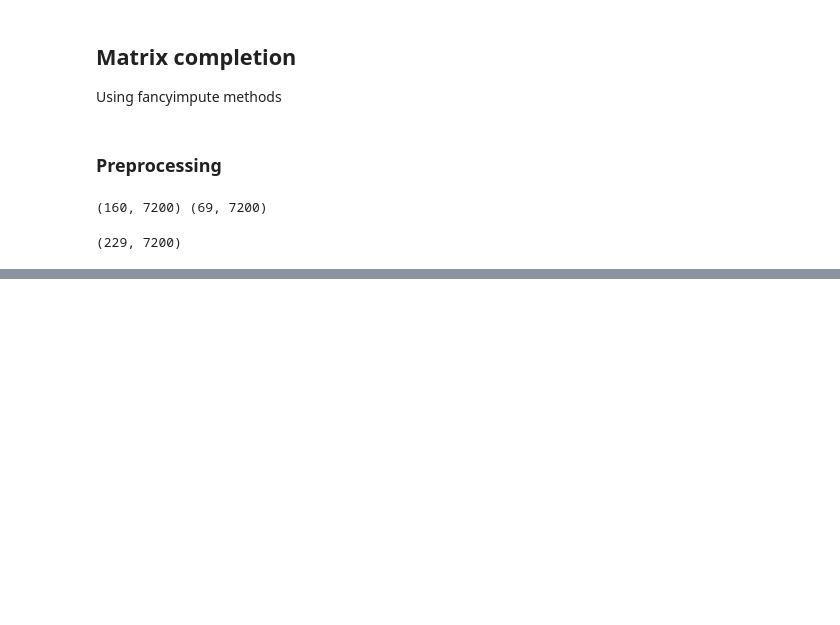
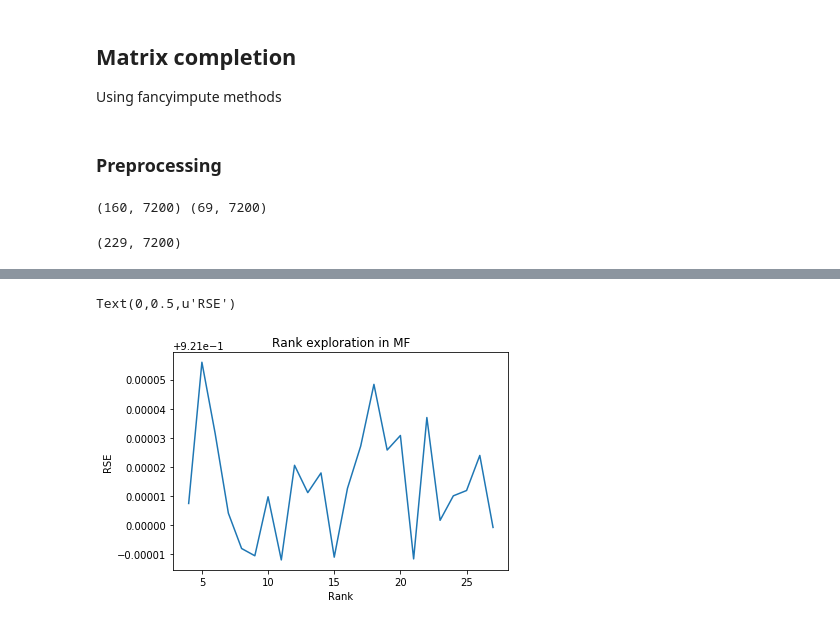
Before and after one commit to ejake/mandibular_morphology, a Jupyter notebook: matrix_completion.ipynb, the cells around one changed output, grey strips where cells are left out. Saved outputs shown, nothing was run; the diff lists cells and outputs as text; code cells hidden in the pictures; blank space fills up the shorter version.

```diff
--- a/matrix_completion.ipynb
+++ b/matrix_completion.ipynb
@@ -101,0 +126,2 @@ Imputing row 201/229 with 5500 missing, elapsed time: 3.788
+# %%
+X_filled_mf = MatrixFactorization(rank=11).complete(X_incomplete)
@@ -102 +149,9 @@ Imputing row 201/229 with 5500 missing, elapsed time: 3.788
+# %%
+#Correction of 4 nan values, in perfil_angles
+#0 6805
+#0 6806
+#114 5963
+#114 5964
+
+perfil_all = np.nan_to_num(perfil_all)
 # %%
@@ -118,0 +193,4 @@ print("knnImpute MSE: %f" % knn_mse)
+# %%
+for i in range(perfil_angles.shape[0]):
+    for j in range(perfil_angles.shape[1]):
+        if np.isnan(perfil_angles[i,j]): print i, j
@@ -118,0 +202,7 @@ print("knnImpute MSE: %f" % knn_mse)
+# %%
+#Exploring rank for nmf
+ranks = np.arange(4,28)
+rse_lst = []
+for i in ranks:
+    X_filled_mf = MatrixFactorization(rank=20).complete(X_incomplete)
+    rse_lst.append(np.linalg.norm(perfil_all- X_filled_mf)/np.linalg.norm(perfil_all))
@@ -118,0 +230,8 @@ print("knnImpute MSE: %f" % knn_mse)
+# %%
+plt.plot(ranks, rse_lst)
+plt.title('Rank exploration in MF')
+plt.xlabel('Rank')
+plt.ylabel('RSE')
+# %% [output]
+Text(0,0.5,u'RSE')
+[figure, added]
```
Also changed, not shown: parts of 34 cells of this notebook, 1 other file.
